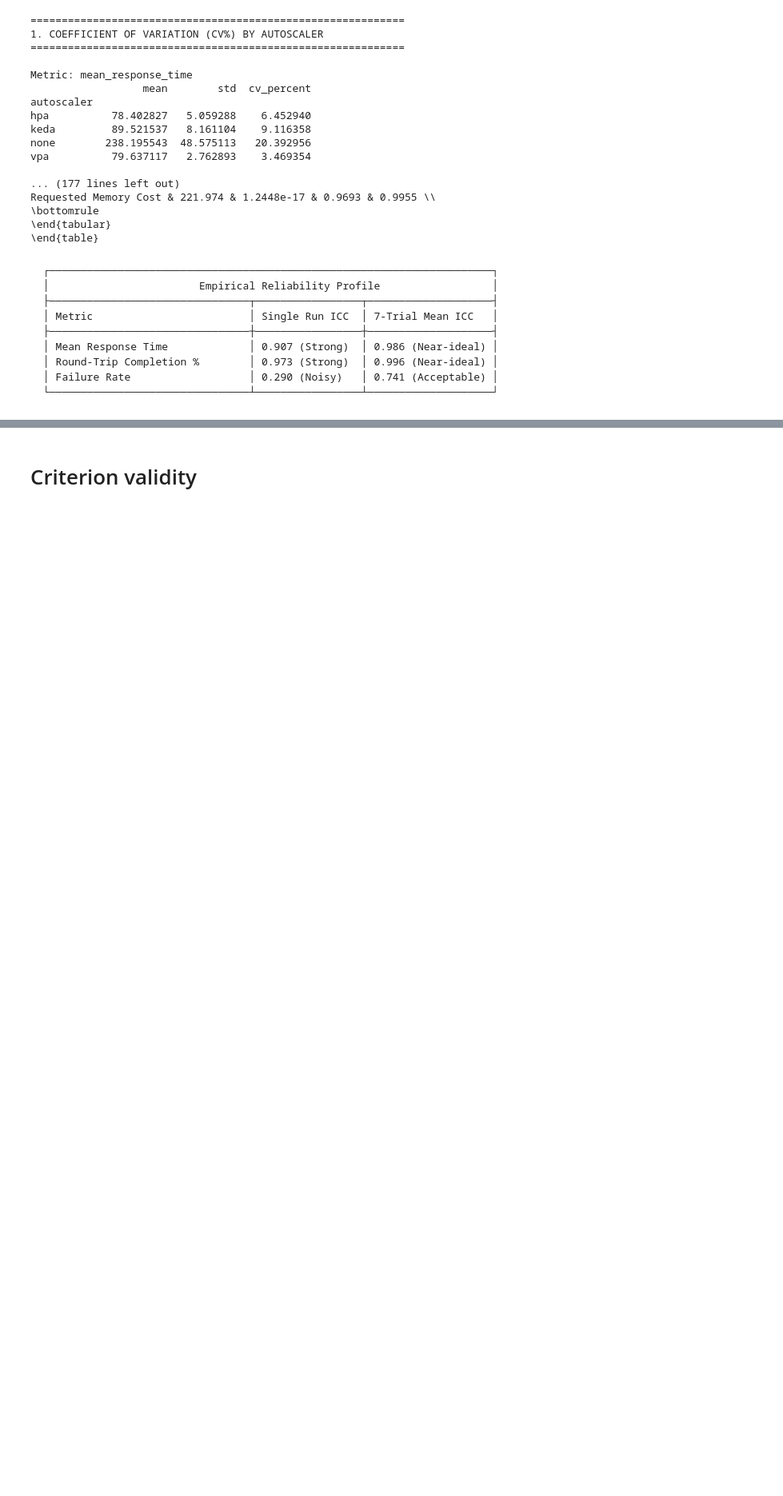
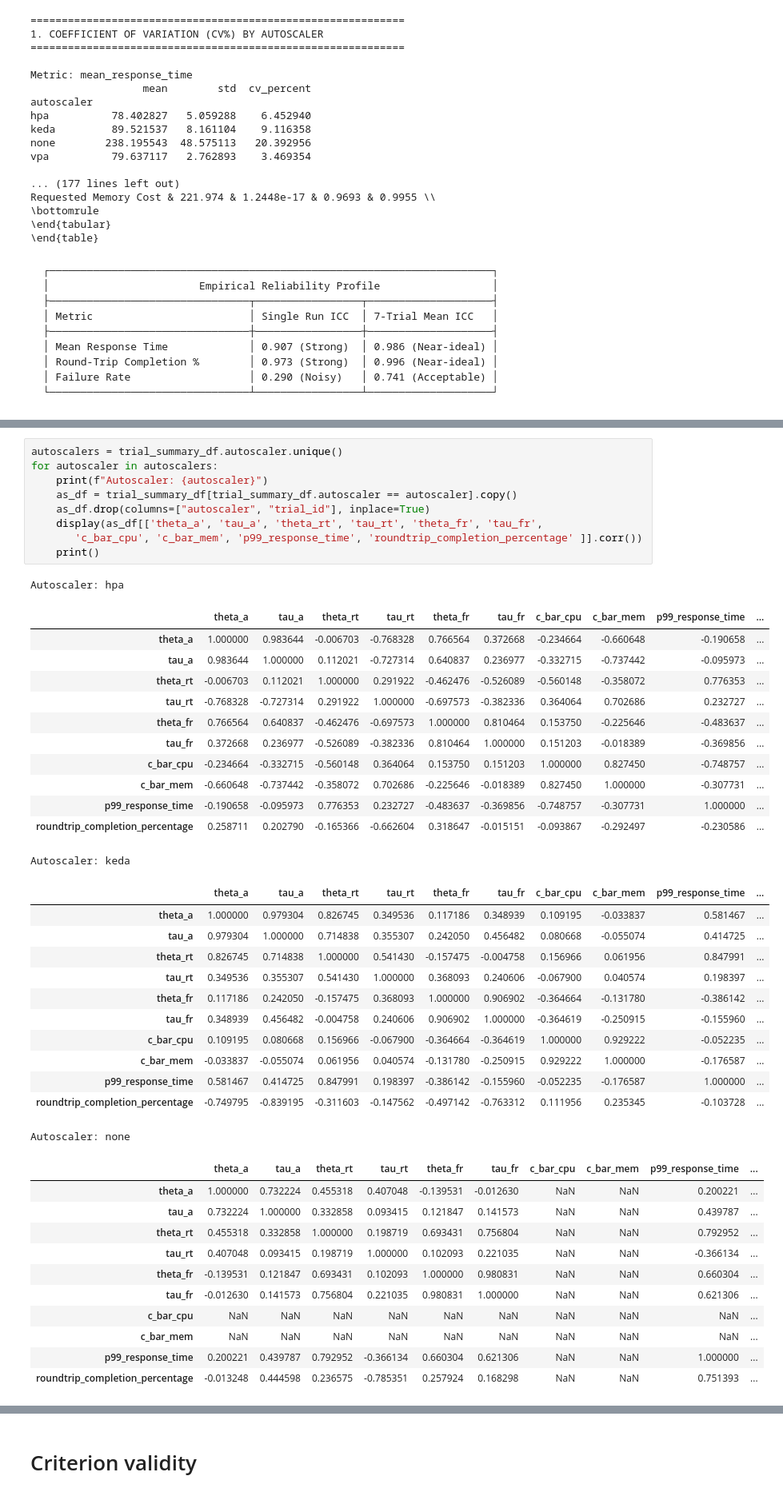
Before and after one commit to kasbench/kasbench-analysis, a Jupyter notebook: src/experiment_3.ipynb, the cells around one changed output, grey strips where cells are left out. Shown at 80% size. Drawn from its saved outputs; the diff is of its cells as text; blank space fills up the shorter version.

```diff
--- a/src/experiment_3.ipynb
+++ b/src/experiment_3.ipynb
@@ -1376,0 +1432,46 @@ autoscaler_summary_df.corr(method="pearson")
+# %%
+autoscalers = trial_summary_df.autoscaler.unique()
+for autoscaler in autoscalers:
+    print(f"Autoscaler: {autoscaler}")
+    as_df = trial_summary_df[trial_summary_df.autoscaler == autoscaler].copy()
+    as_df.drop(columns=["autoscaler", "trial_id"], inplace=True)
+    display(as_df[['theta_a', 'tau_a', 'theta_rt', 'tau_rt', 'theta_fr', 'tau_fr',
+       'c_bar_cpu', 'c_bar_mem', 'p99_response_time', 'roundtrip_completion_percentage' ]].corr())
+    print()
+# %% [output]
+Autoscaler: hpa
+|  | theta_a | tau_a | theta_rt | tau_rt | theta_fr | tau_fr | c_bar_cpu | c_bar_mem | p99_response_time | ... |
+| theta_a | 1.000000 | 0.983644 | -0.006703 | -0.768328 | 0.766564 | 0.372668 | -0.234664 | -0.660648 | -0.190658 | ... |
+| tau_a | 0.983644 | 1.000000 | 0.112021 | -0.727314 | 0.640837 | 0.236977 | -0.332715 | -0.737442 | -0.095973 | ... |
+| theta_rt | -0.006703 | 0.112021 | 1.000000 | 0.291922 | -0.462476 | -0.526089 | -0.560148 | -0.358072 | 0.776353 | ... |
+| tau_rt | -0.768328 | -0.727314 | 0.291922 | 1.000000 | -0.697573 | -0.382336 | 0.364064 | 0.702686 | 0.232727 | ... |
+| theta_fr | 0.766564 | 0.640837 | -0.462476 | -0.697573 | 1.000000 | 0.810464 | 0.153750 | -0.225646 | -0.483637 | ... |
+| tau_fr | 0.372668 | 0.236977 | -0.526089 | -0.382336 | 0.810464 | 1.000000 | 0.151203 | -0.018389 | -0.369856 | ... |
+| c_bar_cpu | -0.234664 | -0.332715 | -0.560148 | 0.364064 | 0.153750 | 0.151203 | 1.000000 | 0.827450 | -0.748757 | ... |
+| c_bar_mem | -0.660648 | -0.737442 | -0.358072 | 0.702686 | -0.225646 | -0.018389 | 0.827450 | 1.000000 | -0.307731 | ... |
+| p99_response_time | -0.190658 | -0.095973 | 0.776353 | 0.232727 | -0.483637 | -0.369856 | -0.748757 | -0.307731 | 1.000000 | ... |
+| roundtrip_completion_percentage | 0.258711 | 0.202790 | -0.165366 | -0.662604 | 0.318647 | -0.015151 | -0.093867 | -0.292497 | -0.230586 | ... |
+Autoscaler: keda
+|  | theta_a | tau_a | theta_rt | tau_rt | theta_fr | tau_fr | c_bar_cpu | c_bar_mem | p99_response_time | ... |
+| theta_a | 1.000000 | 0.979304 | 0.826745 | 0.349536 | 0.117186 | 0.348939 | 0.109195 | -0.033837 | 0.581467 | ... |
+| tau_a | 0.979304 | 1.000000 | 0.714838 | 0.355307 | 0.242050 | 0.456482 | 0.080668 | -0.055074 | 0.414725 | ... |
+| theta_rt | 0.826745 | 0.714838 | 1.000000 | 0.541430 | -0.157475 | -0.004758 | 0.156966 | 0.061956 | 0.847991 | ... |
+| tau_rt | 0.349536 | 0.355307 | 0.541430 | 1.000000 | 0.368093 | 0.240606 | -0.067900 | 0.040574 | 0.198397 | ... |
+| theta_fr | 0.117186 | 0.242050 | -0.157475 | 0.368093 | 1.000000 | 0.906902 | -0.364664 | -0.131780 | -0.386142 | ... |
+| tau_fr | 0.348939 | 0.456482 | -0.004758 | 0.240606 | 0.906902 | 1.000000 | -0.364619 | -0.250915 | -0.155960 | ... |
+| c_bar_cpu | 0.109195 | 0.080668 | 0.156966 | -0.067900 | -0.364664 | -0.364619 | 1.000000 | 0.929222 | -0.052235 | ... |
+| c_bar_mem | -0.033837 | -0.055074 | 0.061956 | 0.040574 | -0.131780 | -0.250915 | 0.929222 | 1.000000 | -0.176587 | ... |
+| p99_response_time | 0.581467 | 0.414725 | 0.847991 | 0.198397 | -0.386142 | -0.155960 | -0.052235 | -0.176587 | 1.000000 | ... |
+| roundtrip_completion_percentage | -0.749795 | -0.839195 | -0.311603 | -0.147562 | -0.497142 | -0.763312 | 0.111956 | 0.235345 | -0.103728 | ... |
+Autoscaler: none
+|  | theta_a | tau_a | theta_rt | tau_rt | theta_fr | tau_fr | c_bar_cpu | c_bar_mem | p99_response_time | ... |
+| theta_a | 1.000000 | 0.732224 | 0.455318 | 0.407048 | -0.139531 | -0.012630 | NaN | NaN | 0.200221 | ... |
+| tau_a | 0.732224 | 1.000000 | 0.332858 | 0.093415 | 0.121847 | 0.141573 | NaN | NaN | 0.439787 | ... |
+| theta_rt | 0.455318 | 0.332858 | 1.000000 | 0.198719 | 0.693431 | 0.756804 | NaN | NaN | 0.792952 | ... |
+| tau_rt | 0.407048 | 0.093415 | 0.198719 | 1.000000 | 0.102093 | 0.221035 | NaN | NaN | -0.366134 | ... |
+| theta_fr | -0.139531 | 0.121847 | 0.693431 | 0.102093 | 1.000000 | 0.980831 | NaN | NaN | 0.660304 | ... |
+| tau_fr | -0.012630 | 0.141573 | 0.756804 | 0.221035 | 0.980831 | 1.000000 | NaN | NaN | 0.621306 | ... |
+| c_bar_cpu | NaN | NaN | NaN | NaN | NaN | NaN | NaN | NaN | NaN | ... |
+| c_bar_mem | NaN | NaN | NaN | NaN | NaN | NaN | NaN | NaN | NaN | ... |
+| p99_response_time | 0.200221 | 0.439787 | 0.792952 | -0.366134 | 0.660304 | 0.621306 | NaN | NaN | 1.000000 | ... |
+| roundtrip_completion_percentage | -0.013248 | 0.444598 | 0.236575 | -0.785351 | 0.257924 | 0.168298 | NaN | NaN | 0.751393 | ... |
```
Also changed, not shown: parts of 31 cells of this notebook, 6 other files.
